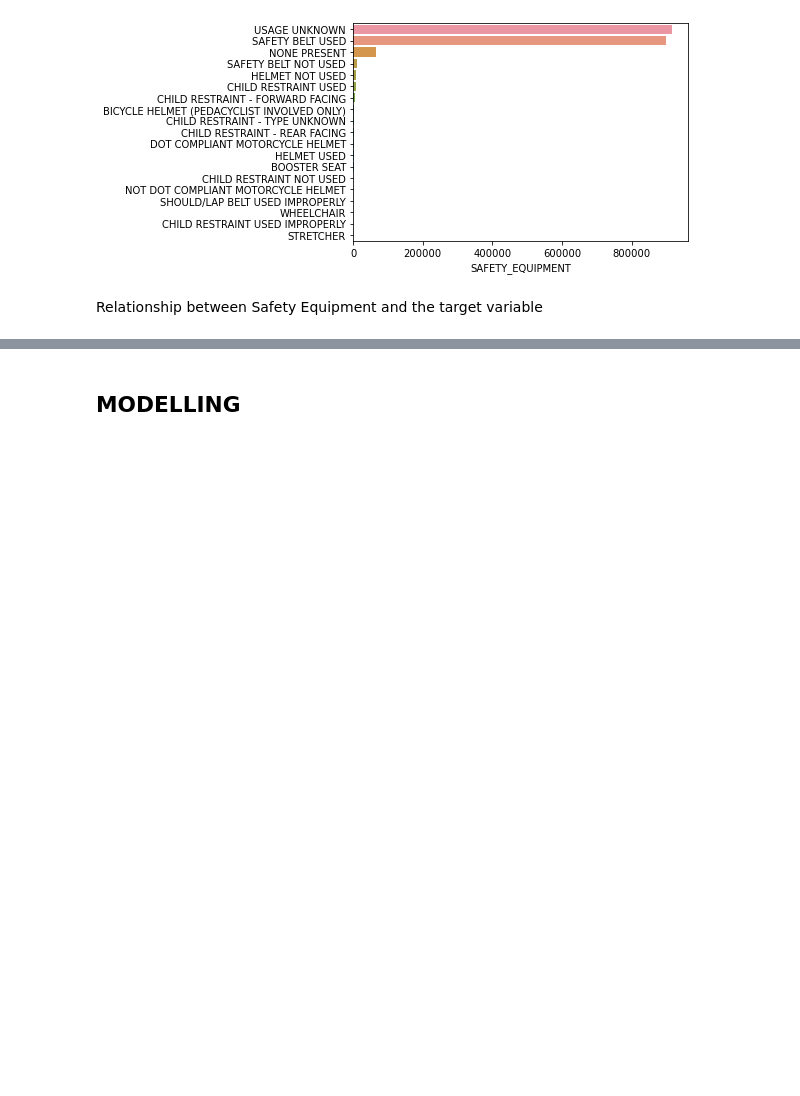
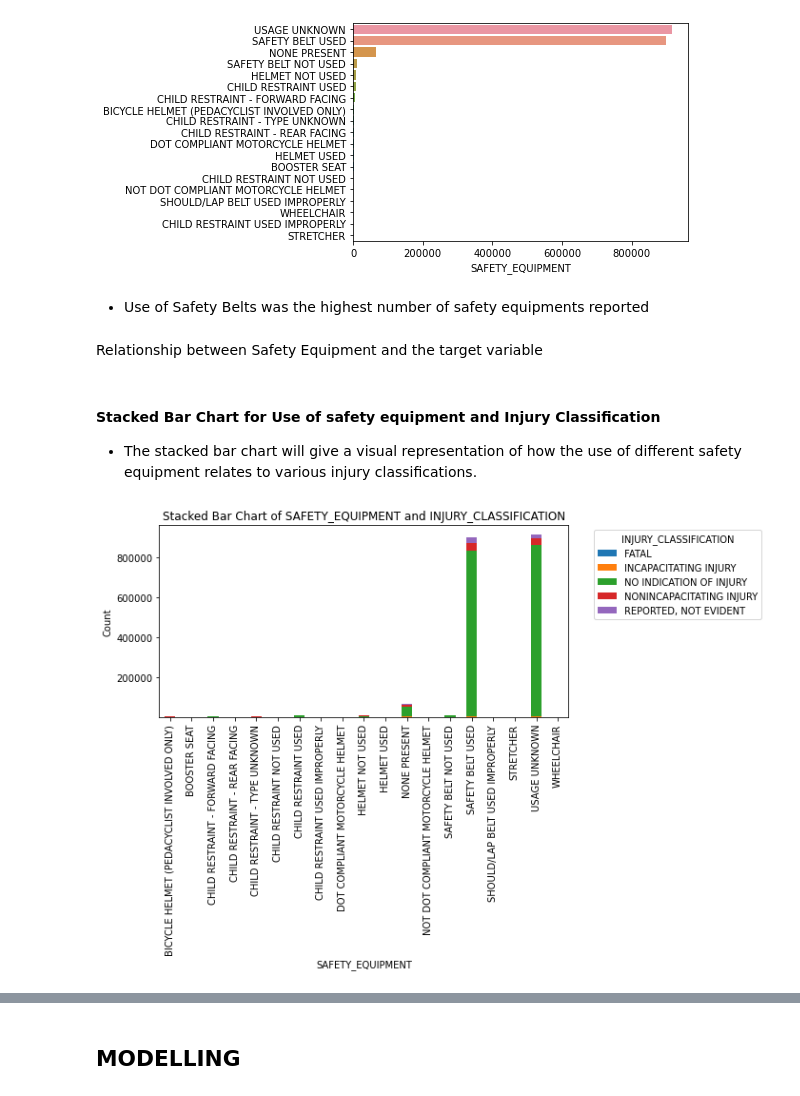
Before and after one commit to Cynthia-Njambi/City-of-Chicago-Traffic-Crashes-Project, a Jupyter notebook: groups/pamela.ipynb, the cells around one changed output, grey strips where cells are left out. Cells and saved outputs as stored; diff of their text form; code cells hidden in the pictures; blank space fills up the shorter version.

Commit message:
Stacked Bar-Charts

```diff
--- a/groups/pamela.ipynb
+++ b/groups/pamela.ipynb
@@ -526,5 +526,34 @@ sns.barplot(y=joined_df['SAFETY_EQUIPMENT'].value_counts().index,
            );
 # %% [output]
 [figure]
+# %% [markdown]
+- Use of Safety Belts was the highest number of safety equipments reported
 # %% [markdown]
 Relationship between Safety Equipment and the target variable
+# %%
+# Plot a stacked bar chart showing the relationship between two categorical variables.
+def plot_stacked_bar(df, x_col, target_col):
+
+    # Create a crosstab to summarize the counts for each combination of x_col and target_col
+    crosstab_data = pd.crosstab(df[x_col], df[target_col])
+
+    # Plot the stacked bar chart
+    crosstab_data.plot(kind='bar', stacked=True, figsize=(10, 7))
+
+    # Add labels and title
+    plt.xlabel(x_col)
+    plt.ylabel('Count')
+    plt.title(f'Stacked Bar Chart of {x_col} and {target_col}')
+    plt.legend(title=target_col, bbox_to_anchor=(1.05, 1), loc='upper left')
+    plt.tight_layout()
+
+    # Show the plot
+    plt.show()
+# %% [markdown]
+#### Stacked Bar Chart for Use of safety equipment and Injury Classification
+
+- The stacked bar chart will give a visual representation of how the use of different safety equipment relates to various injury classifications.
+# %%
+plot_stacked_bar(joined_df, 'SAFETY_EQUIPMENT', 'INJURY_CLASSIFICATION')
+# %% [output]
+[figure, added]
```
Also changed, not shown: parts of 5 cells of this notebook.
